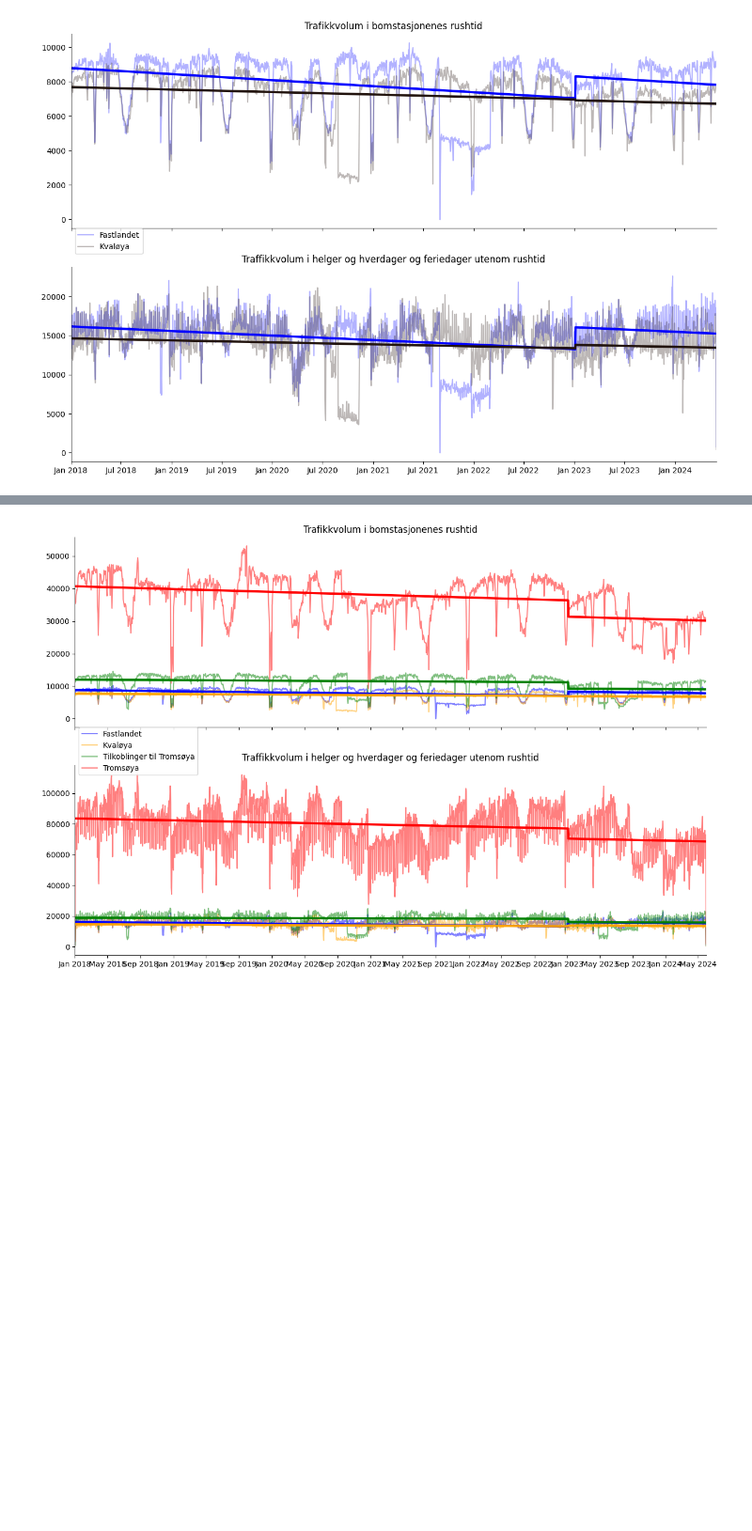
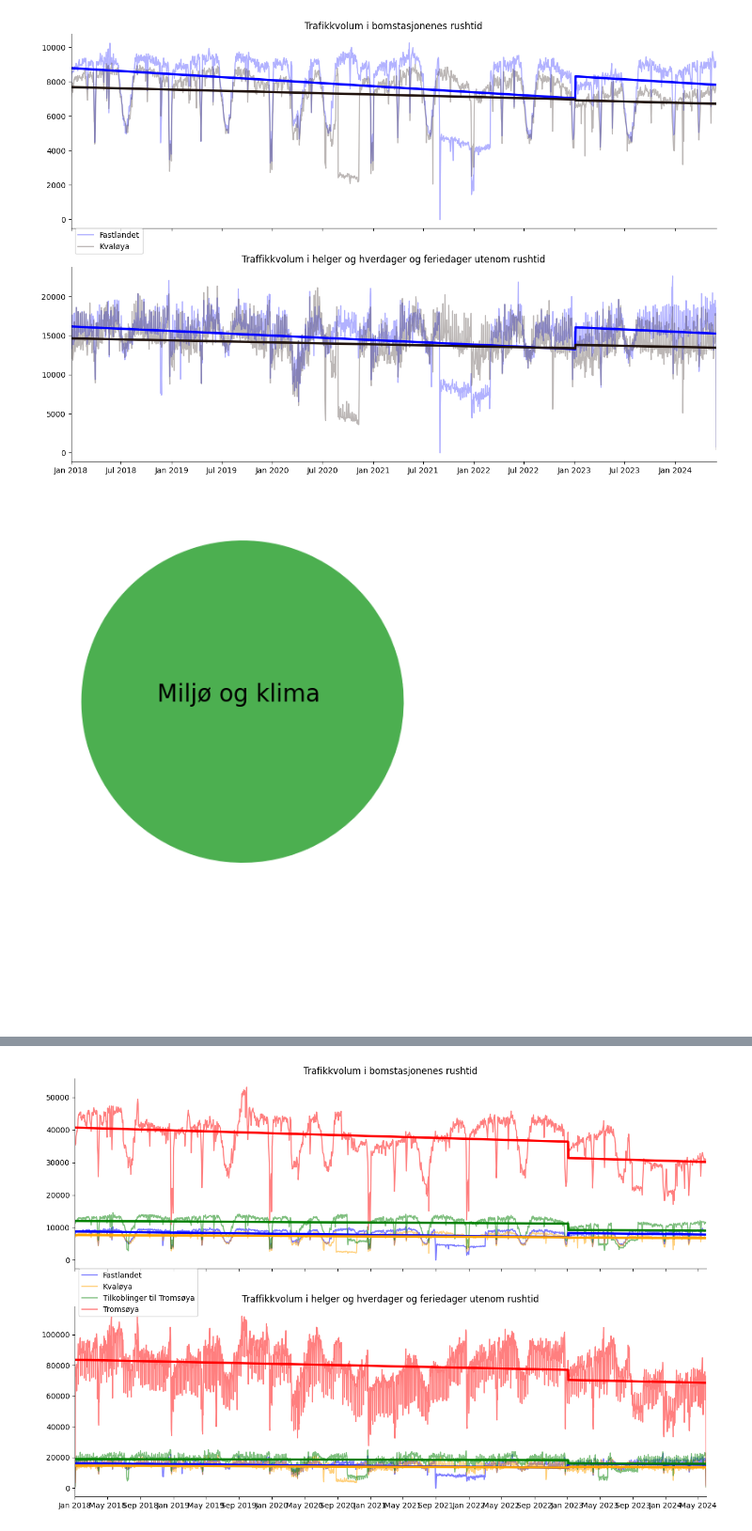
Before and after one commit to Danieljoha/Uit, a Jupyter notebook: Year 2/Semester 2/SOK-2011/Presentasjon/Untitled-1.ipynb, the cells around one changed output, grey strips where cells are left out. Shown at 94% size. Drawn from its saved outputs; the diff is of its cells as text; code cells hidden in the pictures; blank space fills up the shorter version.

```diff
--- a/Year 2/Semester 2/SOK-2011/Presentasjon/Untitled-1.ipynb
+++ b/Year 2/Semester 2/SOK-2011/Presentasjon/Untitled-1.ipynb
@@ -528,3 +533,57 @@ ax2.tick_params(axis='x', which = 'minor', bottom=False, top=False, labelbottom=
 plt.savefig('lm_bil_daglig_bompenger_utenom.png', bbox_inches='tight', dpi=300)
 # %% [output]
 [figure]
+# %%
+#lets make a venn diagram for bærekraftig utvikling
+
+#Miljø at the bottom left
+
+#Økonomi at the top
+
+#Sosiale forhold at the bottom right
+
+import matplotlib.pyplot as plt
+from matplotlib_venn import venn3
+plt.figure(figsize=(8, 8), facecolor="none")
+venn = venn3(subsets=(1, 1, 1, 1, 1, 1, 1), set_labels=('', '', ''))
+
+
+
+# Set the colors
+venn.get_label_by_id('100').set_text('')#Miljø og klima
+venn.get_label_by_id('001').set_text('') #Økonomisk utvikling
+venn.get_label_by_id('010').set_text('') #Sosiale forhold\nSosial tillitt
+venn.get_label_by_id('110').set_text('') #Bærekraftig \nsosialt og miljømessig
+venn.get_label_by_id('101').set_text('') #Levedyktig
+venn.get_label_by_id('011').set_text('') #Rettferdighet
+venn.get_label_by_id('111').set_text('') #Bærekraftig utvikling
+
+
+
+
+
+# Set the alpha for better visibility
+for patch in venn.patches:
+    patch.set_alpha(0.6)
+    patch.set_edgecolor('none')
+    patch.set_color('none')
+
+venn.get_patch_by_id('100').set_color('#4CAF50')
+venn.get_patch_by_id('101').set_color('#4CAF50')
+venn.get_patch_by_id('110').set_color('#4CAF50')
+venn.get_patch_by_id('111').set_color('#4CAF50')
+
+
+
+
+venn.get_patch_by_id('100').set_alpha(1)
+venn.get_patch_by_id('101').set_alpha(1)
+venn.get_patch_by_id('110').set_alpha(1)
+venn.get_patch_by_id('111').set_alpha(1)
+
+#text in middle
+plt.text(-0.4, 0.1, 'Miljø og klima', color='black', fontsize=20)
+
+plt.savefig('Bærekraftig_utvikling1.png', bbox_inches='tight', dpi=300, transparent=True)
+# %% [output]
+[figure, added]
```
Also changed, not shown: parts of 15 cells of this notebook, 30 other files.
